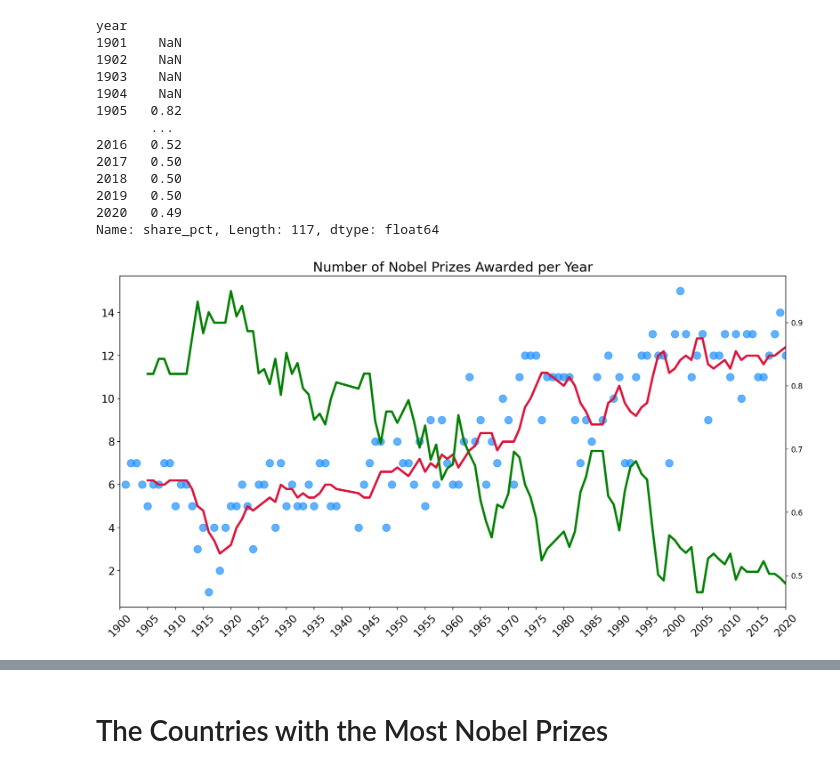
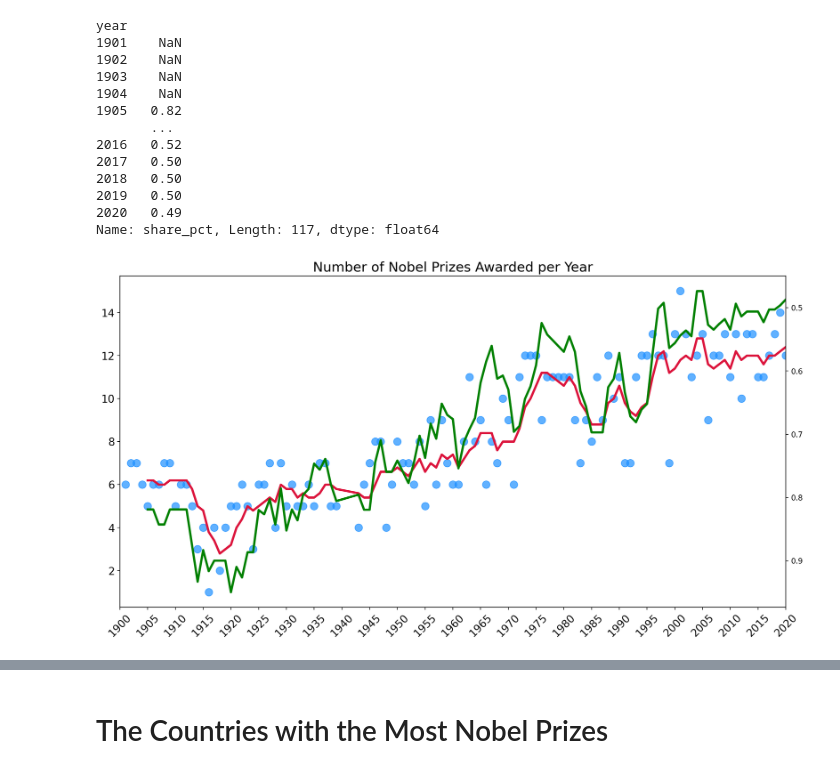
Before and after one commit to Jeff-Nibbs/nobel-data, a Jupyter notebook: Nobel_Prize_Analysis_(start).ipynb, the cells around one changed output, grey strips where cells are left out. Cells and saved outputs as stored; diff of their text form; code cells hidden in the pictures.

```diff
--- a/Nobel_Prize_Analysis_(start).ipynb
+++ b/Nobel_Prize_Analysis_(start).ipynb
@@ -391,29 +391,30 @@ Name: share_pct, Length: 117, dtype: float64
 # %%
 prize_per_year = df_data.groupby(by='year').count().prize
 moving_average = prize_per_year.rolling(window=5).mean()
 plt.figure(figsize=(16,8), dpi=200)
 plt.title('Number of Nobel Prizes Awarded per Year', fontsize=18)
 plt.yticks(fontsize=14)
 plt.xticks(ticks=np.arange(1900, 2021, step=5),
            fontsize=14,
            rotation=45)
 
 ax = plt.gca() # get current axis
 ax2 = ax.twinx()
 ax2.plot(prize_per_year.index, share_moving_avg.values, c='green', linewidth=3)
 ax.set_xlim(1900, 2020)
+ax2.invert_yaxis()
 
 ax.scatter(x=prize_per_year.index,
            y=prize_per_year.values,
            c='dodgerblue',
            alpha=0.7,
            s=100,)
 
 ax.plot(prize_per_year.index,
         moving_average.values,
         c='crimson',
         linewidth=3,)
 
 plt.show()
 # %% [output]
-[figure, old version]
+[figure, new version]
```
Also changed, not shown: parts of 4 cells of this notebook.
